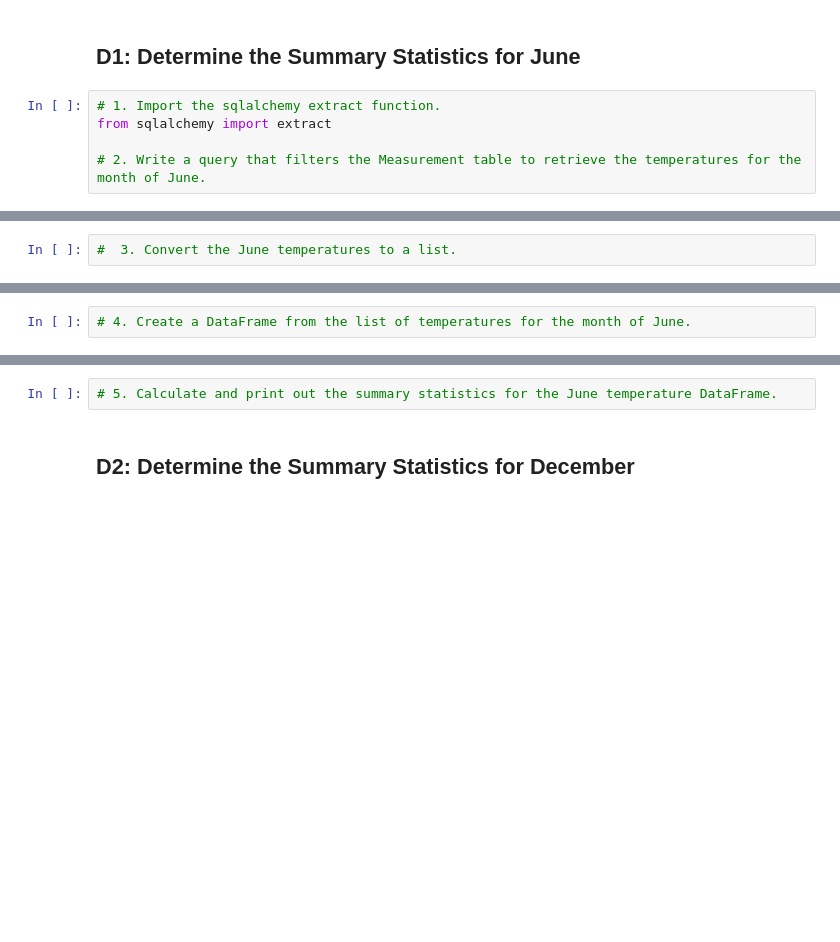
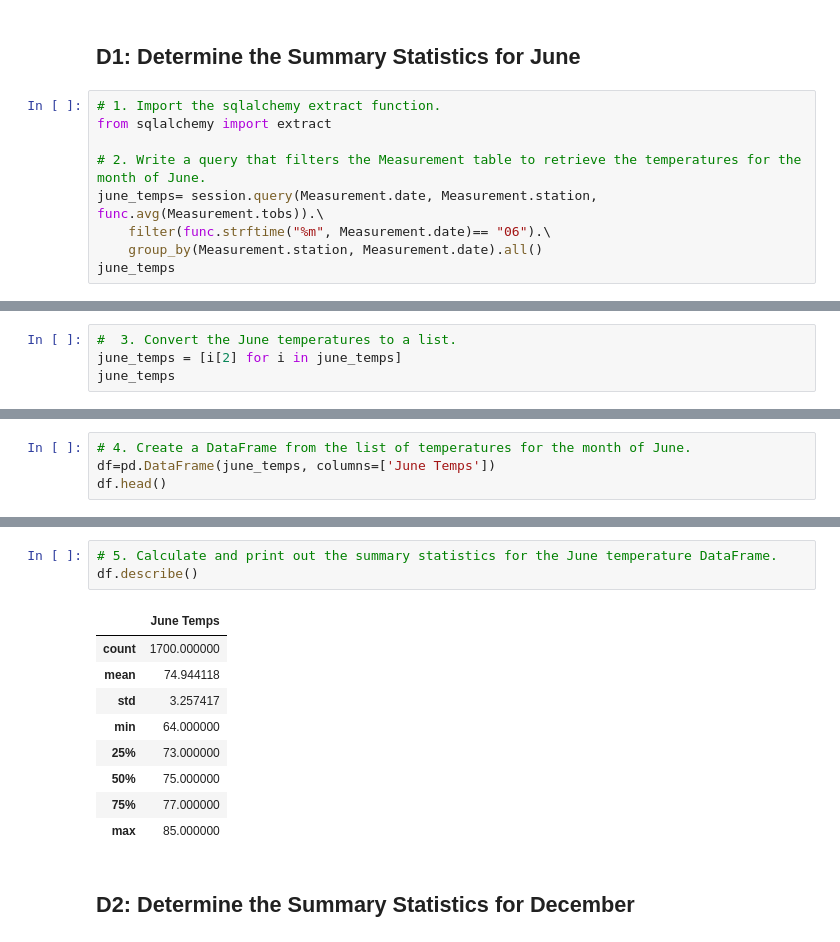
Before and after one commit to Cassiexu123/surfs_up, a Jupyter notebook: SurfsUp_Challenge.ipynb, the cells around one changed output, grey strips where cells are left out. Drawn from its saved outputs; the diff is of its cells as text; blank space fills up the shorter version.

```diff
--- a/SurfsUp_Challenge.ipynb
+++ b/SurfsUp_Challenge.ipynb
@@ -28,3 +28,7 @@ session = Session(engine)
 from sqlalchemy import extract
 
 # 2. Write a query that filters the Measurement table to retrieve the temperatures for the month of June.
+june_temps= session.query(Measurement.date, Measurement.station, func.avg(Measurement.tobs)).\
+    filter(func.strftime("%m", Measurement.date)== "06").\
+    group_by(Measurement.station, Measurement.date).all()
+june_temps
@@ -31,2 +53,4 @@ from sqlalchemy import extract
 # %%
 #  3. Convert the June temperatures to a list.
+june_temps = [i[2] for i in june_temps]
+june_temps
@@ -33,2 +75,4 @@ from sqlalchemy import extract
 # %%
 # 4. Create a DataFrame from the list of temperatures for the month of June.
+df=pd.DataFrame(june_temps, columns=['June Temps'])
+df.head()
@@ -35,5 +86,16 @@ from sqlalchemy import extract
 # %%
 # 5. Calculate and print out the summary statistics for the June temperature DataFrame.
+df.describe()
+# %% [output]
+|  | June Temps |
+| count | 1700.000000 |
+| mean | 74.944118 |
+| std | 3.257417 |
+| min | 64.000000 |
+| 25% | 73.000000 |
+| 50% | 75.000000 |
+| 75% | 77.000000 |
+| max | 85.000000 |
 # %% [markdown]
 ## D2: Determine the Summary Statistics for December
 # %%
```
Also changed, not shown: parts of 8 cells of this notebook, 9 other files.
